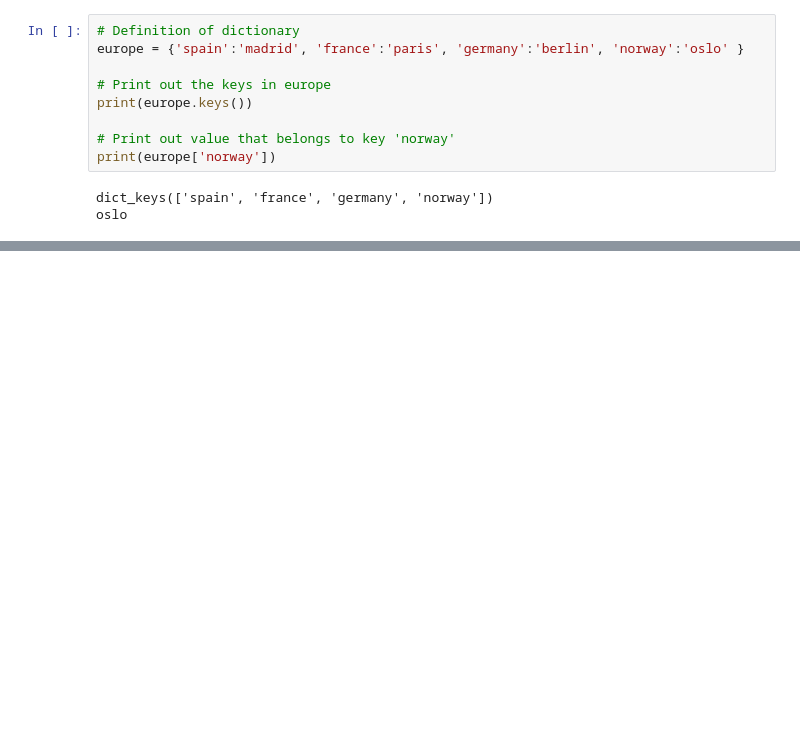
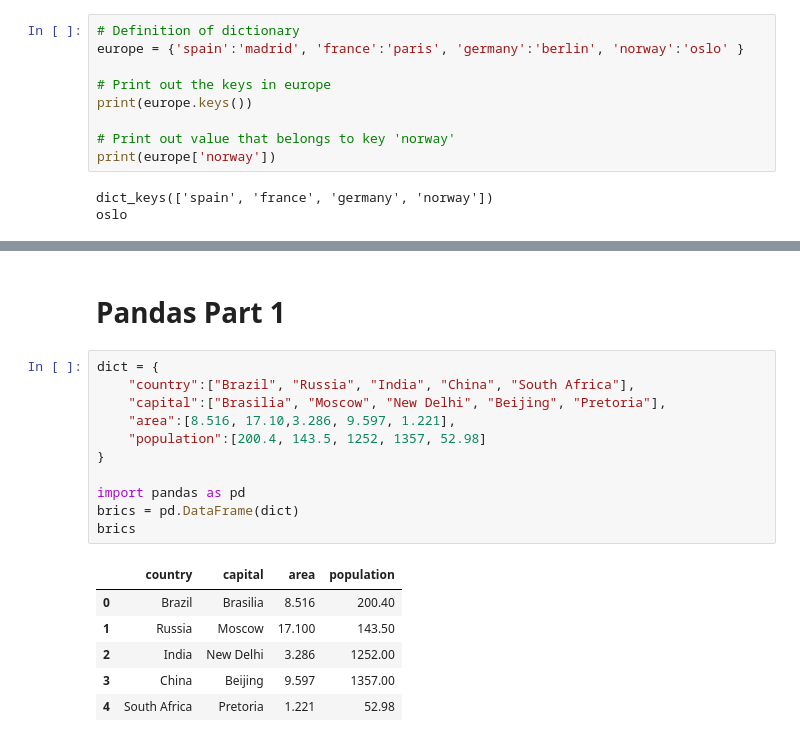
Before and after one commit to Abito21/DataScience-Python-DataCamp, a Jupyter notebook: Intermediate-Python.ipynb, the cells around one changed output, grey strips where cells are left out. Cells and saved outputs as stored; diff of their text form; blank space fills up the shorter version.

Commit message:
Pandas part 1-2

```diff
--- a/Intermediate-Python.ipynb
+++ b/Intermediate-Python.ipynb
@@ -181,0 +266,20 @@ oslo
+# %% [markdown]
+# Pandas Part 1
+# %%
+dict = {
+    "country":["Brazil", "Russia", "India", "China", "South Africa"],
+    "capital":["Brasilia", "Moscow", "New Delhi", "Beijing", "Pretoria"],
+    "area":[8.516, 17.10,3.286, 9.597, 1.221],
+    "population":[200.4, 143.5, 1252, 1357, 52.98]
+}
+
+import pandas as pd
+brics = pd.DataFrame(dict)
+brics
+# %% [output]
+|  | country | capital | area | population |
+| 0 | Brazil | Brasilia | 8.516 | 200.40 |
+| 1 | Russia | Moscow | 17.100 | 143.50 |
+| 2 | India | New Delhi | 3.286 | 1252.00 |
+| 3 | China | Beijing | 9.597 | 1357.00 |
+| 4 | South Africa | Pretoria | 1.221 | 52.98 |
```
Also changed, not shown: parts of 33 cells of this notebook, 1 other file.
